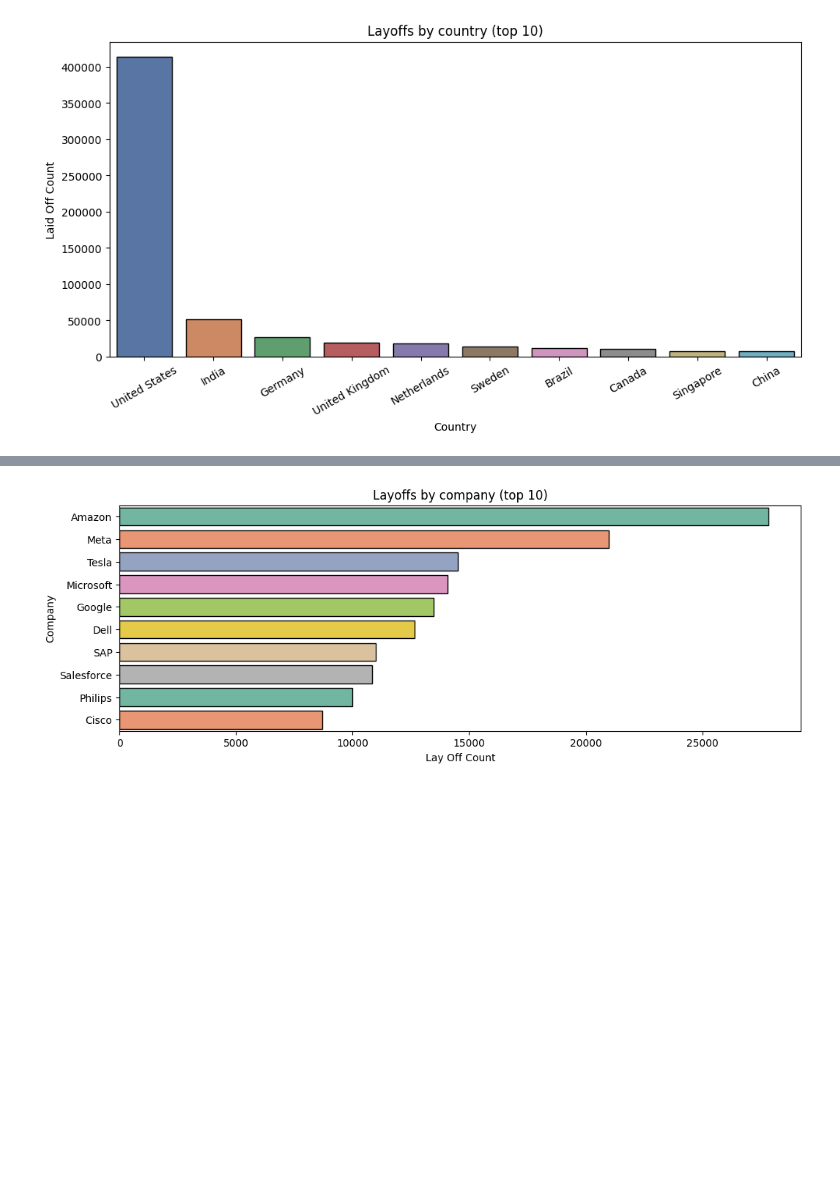
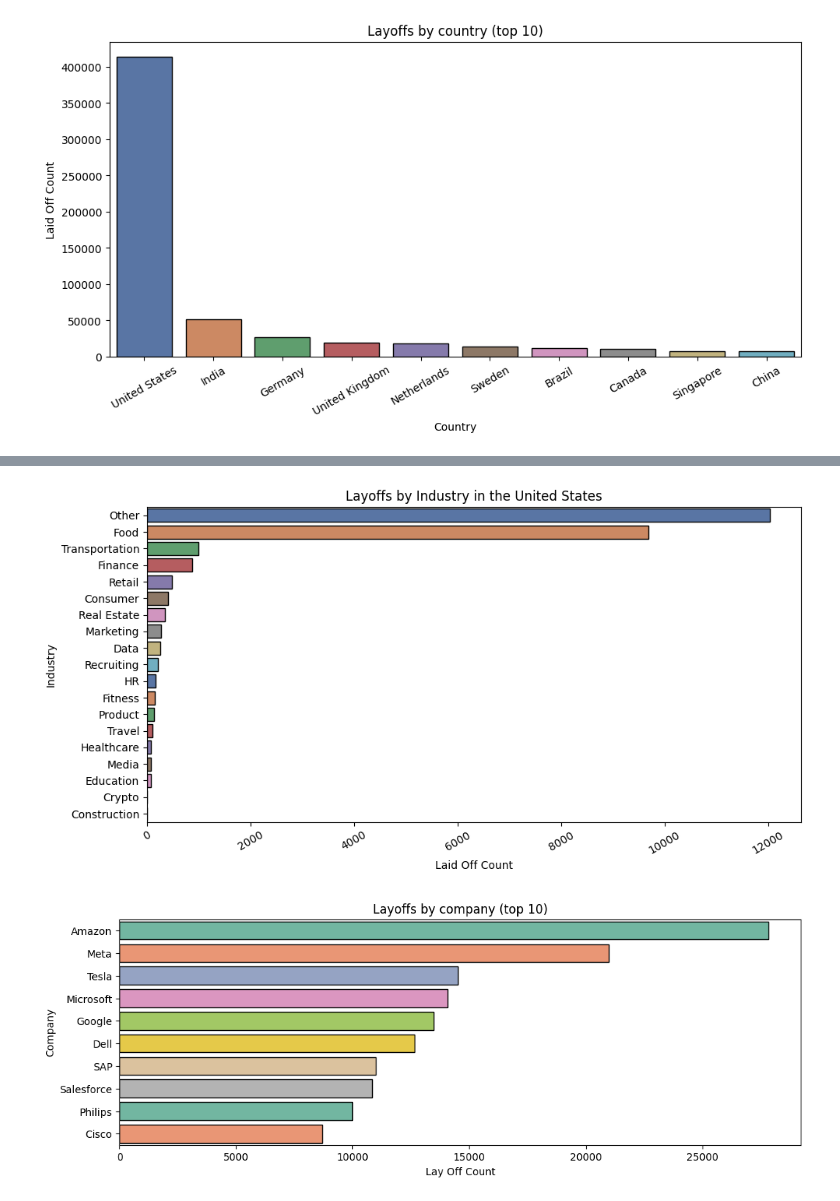
Before and after one commit to Shawn1yu/2020-2024-layoff_data_visualization, a Jupyter notebook: Layoff_Data_Visualization.ipynb, the cells around one changed output, grey strips where cells are left out. Saved outputs shown, nothing was run; the diff lists cells and outputs as text; code cells hidden in the pictures; blank space fills up the shorter version.

```diff
--- a/Layoff_Data_Visualization.ipynb
+++ b/Layoff_Data_Visualization.ipynb
@@ -283,3 +316,19 @@ plt.show()
+# %%
+fig, ax = plt.subplots(figsize=(10,5))
+
+df_usa = df[df['Country'] == 'Germany']
+
+industry_usa = df_usa.groupby('Industry')['Laid_Off_Count'].sum().reset_index()
+
+ax = sns.barplot(data=industry_usa.sort_values(by='Laid_Off_Count', ascending=False), x='Laid_Off_Count', y='Industry',
+                 linewidth=1, edgecolor='black', palette='deep')
+ax.set(title='Layoffs by Industry in the United States', xlabel='Laid Off Count', ylabel='Industry')
+
+plt.tight_layout()
+plt.xticks(rotation=30)
+plt.show()
+# %% [output]
+[figure, added]
 # %%
 fig, ax = plt.subplots(figsize=(12,4))
 ax = sns.barplot(data= df.groupby('Company')['Laid_Off_Count'].sum().sort_values(ascending=False).reset_index().head(10),
```
Also changed, not shown: parts of 9 cells of this notebook.
